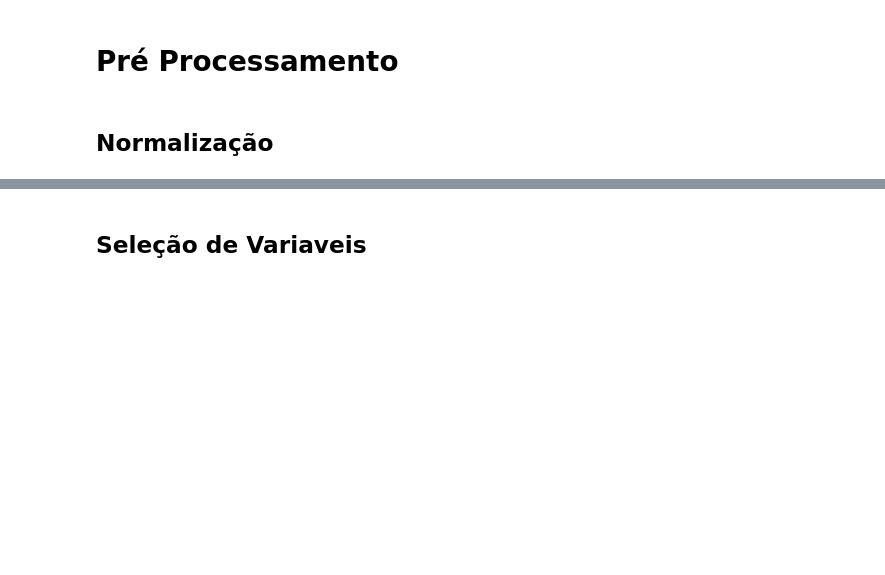
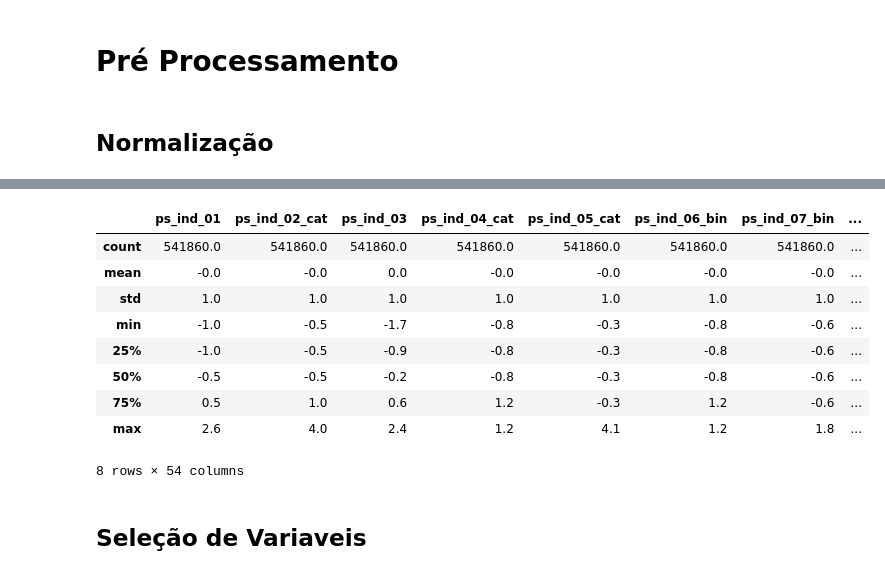
Before and after one commit to fernandohitmas/data_science_challenges, a Jupyter notebook: scripts/kaggle_porto_seguro_safe_driver/02.2.pre_processamento.ipynb, the cells around one changed output, grey strips where cells are left out. Cells and saved outputs as stored; diff of their text form; code cells hidden in the pictures; blank space fills up the shorter version.

```diff
--- a/scripts/kaggle_porto_seguro_safe_driver/02.2.pre_processamento.ipynb
+++ b/scripts/kaggle_porto_seguro_safe_driver/02.2.pre_processamento.ipynb
@@ -78,3 +57,16 @@ dados_brutos_normalizados.describe()
+# %%
+dados_brutos[data_cols].describe().round(1)
+# %% [output]
+|  | ps_ind_01 | ps_ind_02_cat | ps_ind_03 | ps_ind_04_cat | ps_ind_05_cat | ps_ind_06_bin | ps_ind_07_bin | ... |
+| count | 541860.0 | 541860.0 | 541860.0 | 541860.0 | 541860.0 | 541860.0 | 541860.0 | ... |
+| mean | -0.0 | -0.0 | 0.0 | -0.0 | -0.0 | -0.0 | -0.0 | ... |
+| std | 1.0 | 1.0 | 1.0 | 1.0 | 1.0 | 1.0 | 1.0 | ... |
+| min | -1.0 | -0.5 | -1.7 | -0.8 | -0.3 | -0.8 | -0.6 | ... |
+| 25% | -1.0 | -0.5 | -0.9 | -0.8 | -0.3 | -0.8 | -0.6 | ... |
+| 50% | -0.5 | -0.5 | -0.2 | -0.8 | -0.3 | -0.8 | -0.6 | ... |
+| 75% | 0.5 | 1.0 | 0.6 | 1.2 | -0.3 | 1.2 | -0.6 | ... |
+| max | 2.6 | 4.0 | 2.4 | 1.2 | 4.1 | 1.2 | 1.8 | ... |
+8 rows × 54 columns
 # %% [markdown]
 ## Seleção de Variaveis
 # %% [markdown]
```
Also changed, not shown: parts of 12 cells of this notebook, 2 other files.
